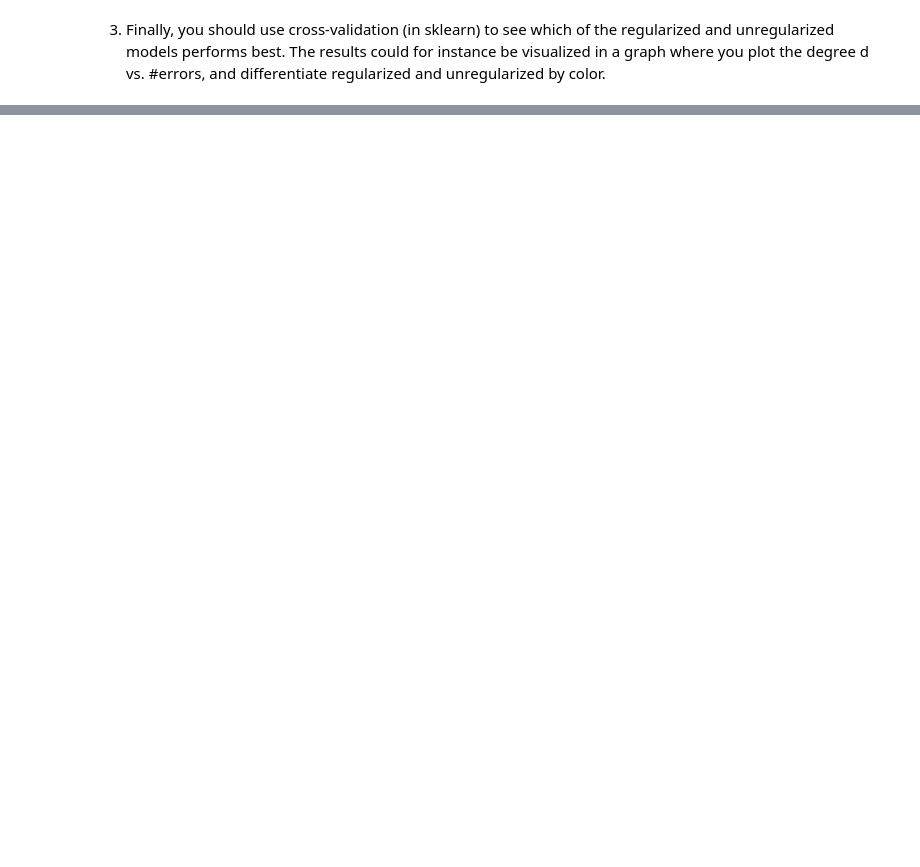
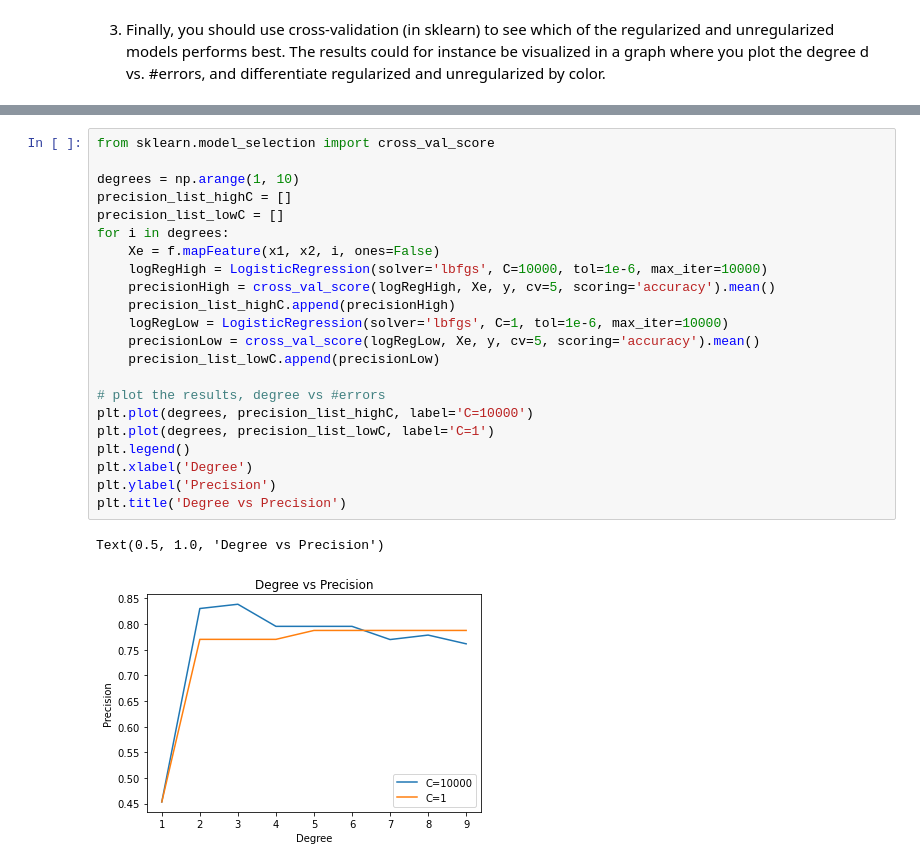
Before and after one commit to djolodjolo23/machine_learning_a2, a Jupyter notebook: Excercise5.ipynb, the cells around one changed output, grey strips where cells are left out. Cells and saved outputs as stored; diff of their text form; blank space fills up the shorter version.

```diff
--- a/Excercise5.ipynb
+++ b/Excercise5.ipynb
@@ -122,0 +81,25 @@ ValueError: X has 2 features, but LogisticRegression is expecting 5 features as
+# %%
+from sklearn.model_selection import cross_val_score
+
+degrees = np.arange(1, 10)
+precision_list_highC = []
+precision_list_lowC = []
+for i in degrees:
+    Xe = f.mapFeature(x1, x2, i, ones=False)
+    logRegHigh = LogisticRegression(solver='lbfgs', C=10000, tol=1e-6, max_iter=10000)
+    precisionHigh = cross_val_score(logRegHigh, Xe, y, cv=5, scoring='accuracy').mean()
+    precision_list_highC.append(precisionHigh)
+    logRegLow = LogisticRegression(solver='lbfgs', C=1, tol=1e-6, max_iter=10000)
+    precisionLow = cross_val_score(logRegLow, Xe, y, cv=5, scoring='accuracy').mean()
+    precision_list_lowC.append(precisionLow)
+
+# plot the results, degree vs #errors
+plt.plot(degrees, precision_list_highC, label='C=10000')
+plt.plot(degrees, precision_list_lowC, label='C=1')
+plt.legend()
+plt.xlabel('Degree')
+plt.ylabel('Precision')
+plt.title('Degree vs Precision')
+# %% [output]
+Text(0.5, 1.0, 'Degree vs Precision')
+[figure, added]
```
Also changed, not shown: parts of 4 cells of this notebook.
